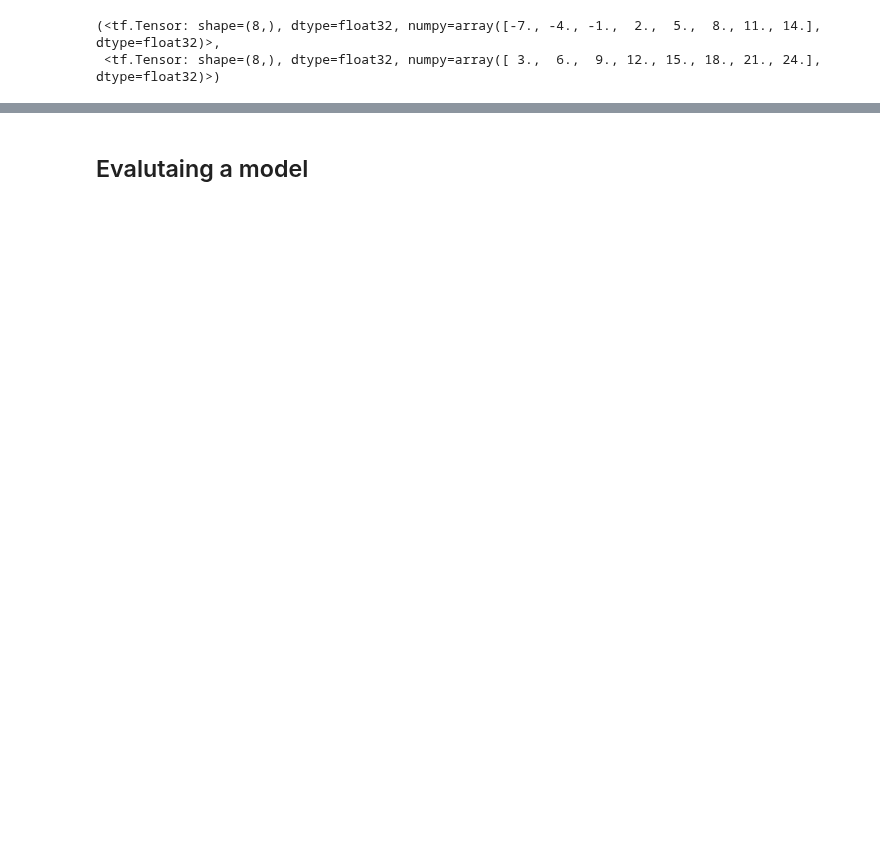
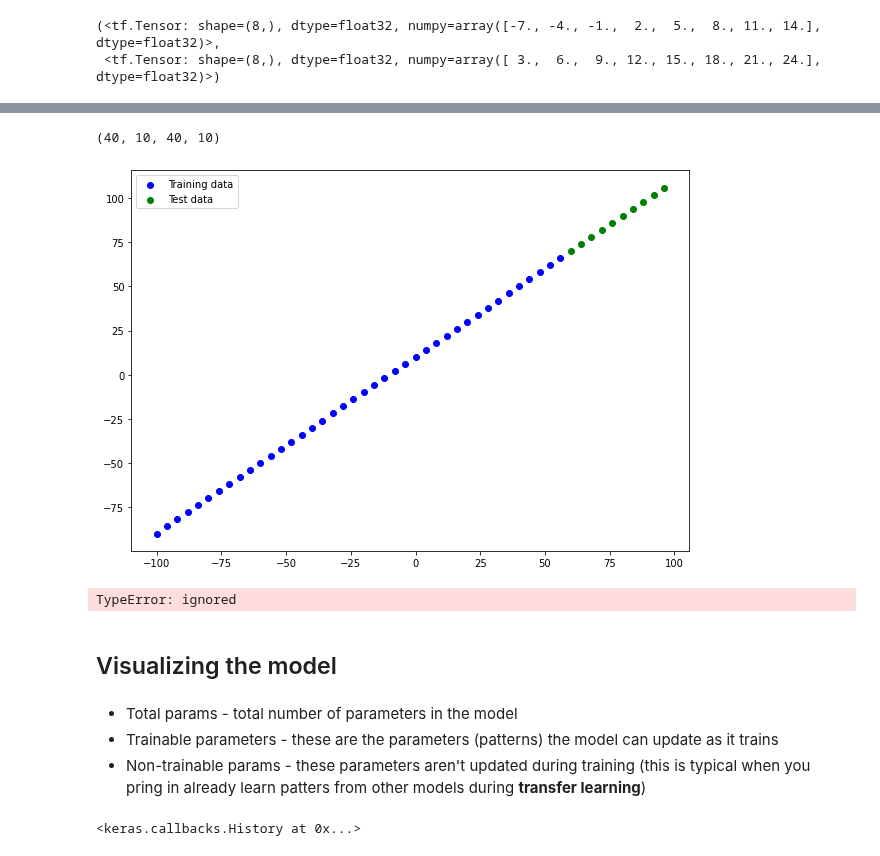
Before and after one commit to Krykiet/TF_training, a Jupyter notebook: 01_neural_network_regression_with_tensorflow.ipynb, the cells around one changed output, grey strips where cells are left out. Cells and saved outputs as stored; diff of their text form; code cells hidden in the pictures; blank space fills up the shorter version.

```diff
--- a/01_neural_network_regression_with_tensorflow.ipynb
+++ b/01_neural_network_regression_with_tensorflow.ipynb
@@ -418,2 +464,43 @@ array([[26.538244]], dtype=float32)
+# %%
+# Split the data into train and test sets
+X_train = X[:40] # first 40 training samples (80% of the data)
+y_train = y[:40]
+
+X_test = X[40:] # last 10 are testing samples (20% of the data)
+y_test = y[40:]
+
+len(X_train), len(X_test), len(y_train), len(y_test)
+# %% [output]
+(40, 10, 40, 10)
+# %%
+# Visualizing the data
+
+plt.figure(figsize=(10, 7))
+
+# Plot training data in blue
+plt.scatter(X_train, y_train, c='b', label='Training data')
+# Plot test data in green
+plt.scatter(X_test, y_test, c='g', label='Test data')
+# Show a legent
+plt.legend();
+# %% [output]
+[figure, added]
+# %%
+from numpy.core.fromnumeric import shape
+# 1. Create a model (define input shape)
+model = tf.keras.Sequential([
+    tf.keras.layers.Dense(1)
+])
+
+# 2. Compile a model
+model.compile(loss=tf.keras.losses.mae,
+              optimizer=tf.keras.optimizers.SGD(),
+              metrics=["mae"])
+
+
+# 3. Fit the model
+# model.fit(tf.expand_dims(X_train, axis=-1), y, epochs=100)
+# %% [output]
+TypeError: ignored
 # %% [markdown]
-## Evalutaing a model
+## Visualizing the model
@@ -419,0 +523,8 @@ array([[26.538244]], dtype=float32)
+# %% [markdown]
+* Total params - total number of parameters in the model
+* Trainable parameters - these are the parameters (patterns) the model can update as it trains
+* Non-trainable params - these parameters aren't updated during training (this is typical when you pring in already learn patters from other models during **transfer learning**)
+# %%
+model.fit(X_train, y_train, epochs=100, verbose=0)
+# %% [output]
+<keras.callbacks.History at 0x...>
```
Also changed, not shown: parts of 24 cells of this notebook.
